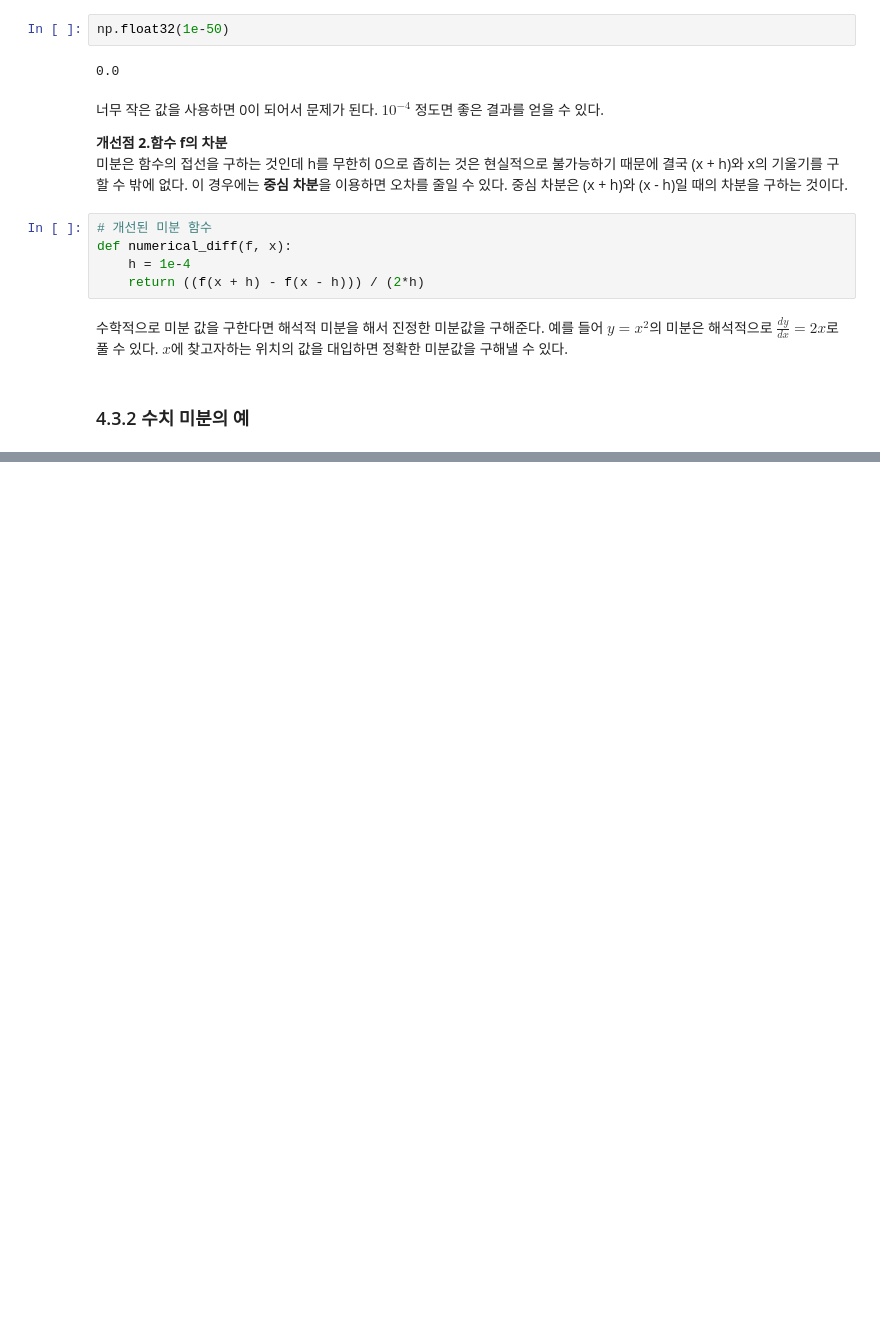
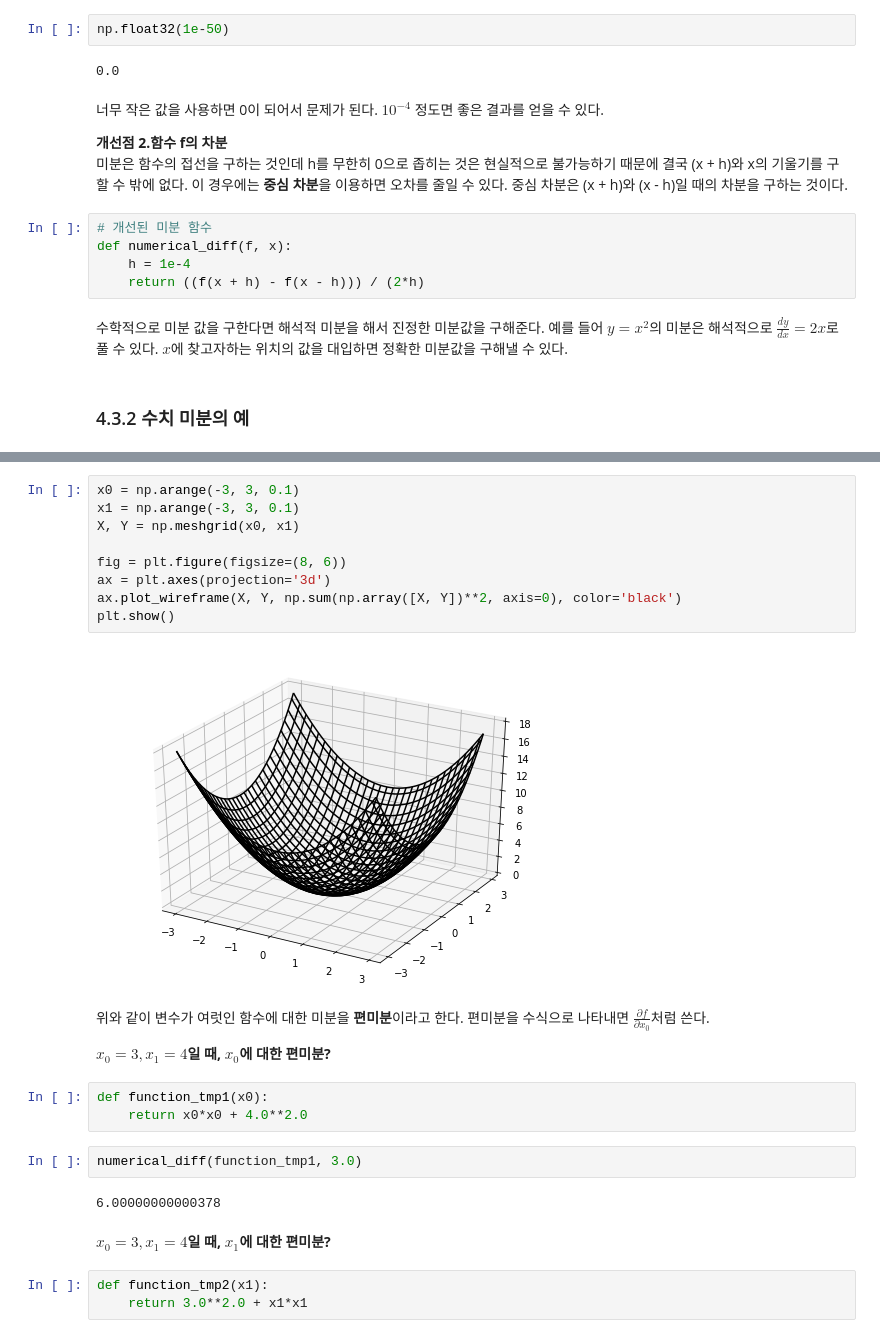
Before and after one commit to kkole3897/Deep_Learning_From_Scratch1, a Jupyter notebook: 김진관/Chapter4.ipynb, the cells around one changed output, grey strips where cells are left out. Cells and saved outputs as stored; diff of their text form; blank space fills up the shorter version.

```diff
--- a/김진관/Chapter4.ipynb
+++ b/김진관/Chapter4.ipynb
@@ -194,0 +266,27 @@ def numerical_diff(f, x):
+# %%
+x0 = np.arange(-3, 3, 0.1)
+x1 = np.arange(-3, 3, 0.1)
+X, Y = np.meshgrid(x0, x1)
+
+fig = plt.figure(figsize=(8, 6))
+ax = plt.axes(projection='3d')
+ax.plot_wireframe(X, Y, np.sum(np.array([X, Y])**2, axis=0), color='black')
+plt.show()
+# %% [output]
+[figure, added]
+# %% [markdown]
+위와 같이 변수가 여럿인 함수에 대한 미분을 **편미분**이라고 한다. 편미분을 수식으로 나타내면 $\frac {\partial f} {\partial x_0}$처럼 쓴다.
+
+**$x_0 = 3, x_1 = 4$일 때, $x_0$에 대한 편미분?**
+# %%
+def function_tmp1(x0):
+    return x0*x0 + 4.0**2.0
+# %%
+numerical_diff(function_tmp1, 3.0)
+# %% [output]
+6.00000000000378
+# %% [markdown]
+**$x_0 = 3, x_1 = 4$일 때, $x_1$에 대한 편미분?**
+# %%
+def function_tmp2(x1):
+    return 3.0**2.0 + x1*x1
```
Also changed, not shown: parts of 56 cells of this notebook, 11 other files.
